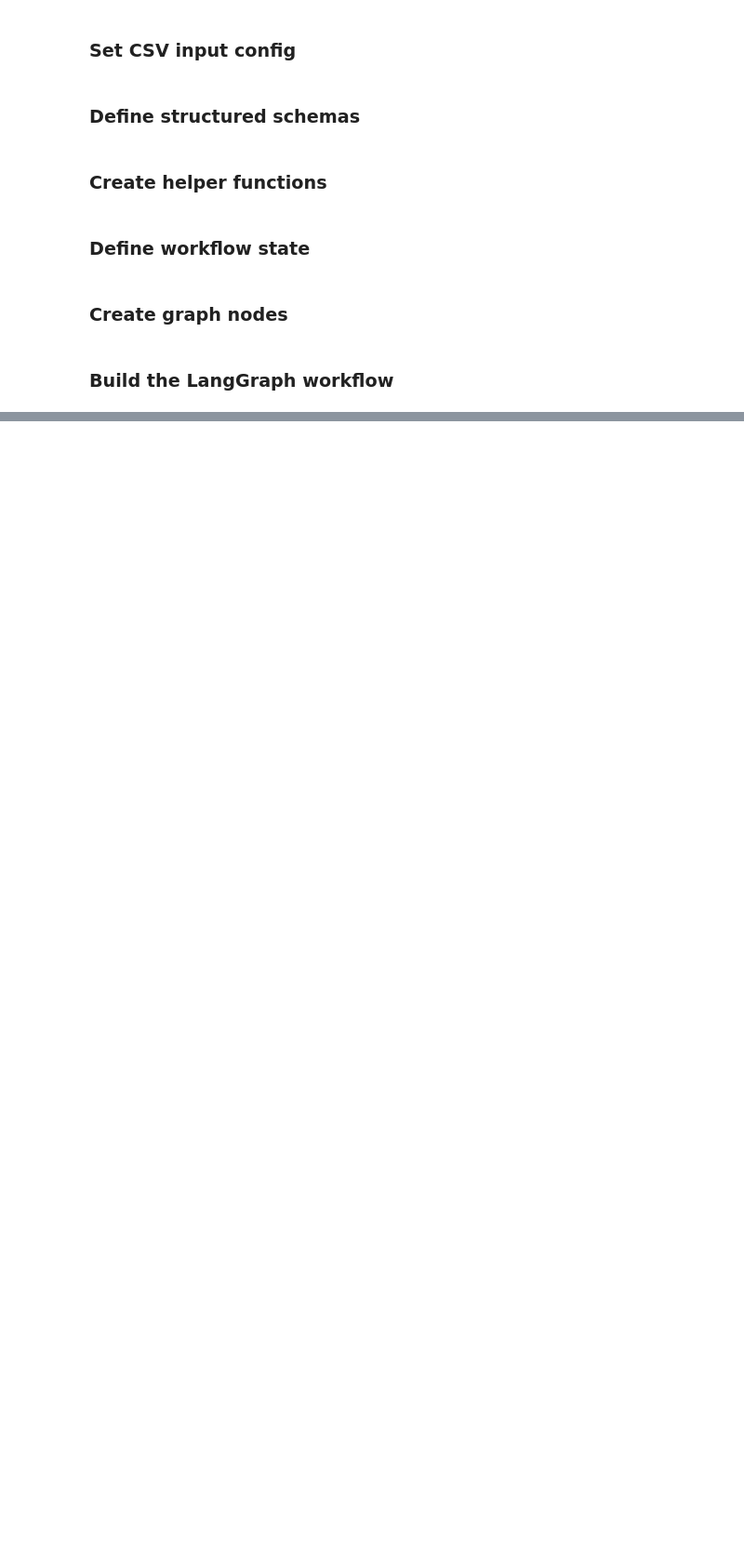
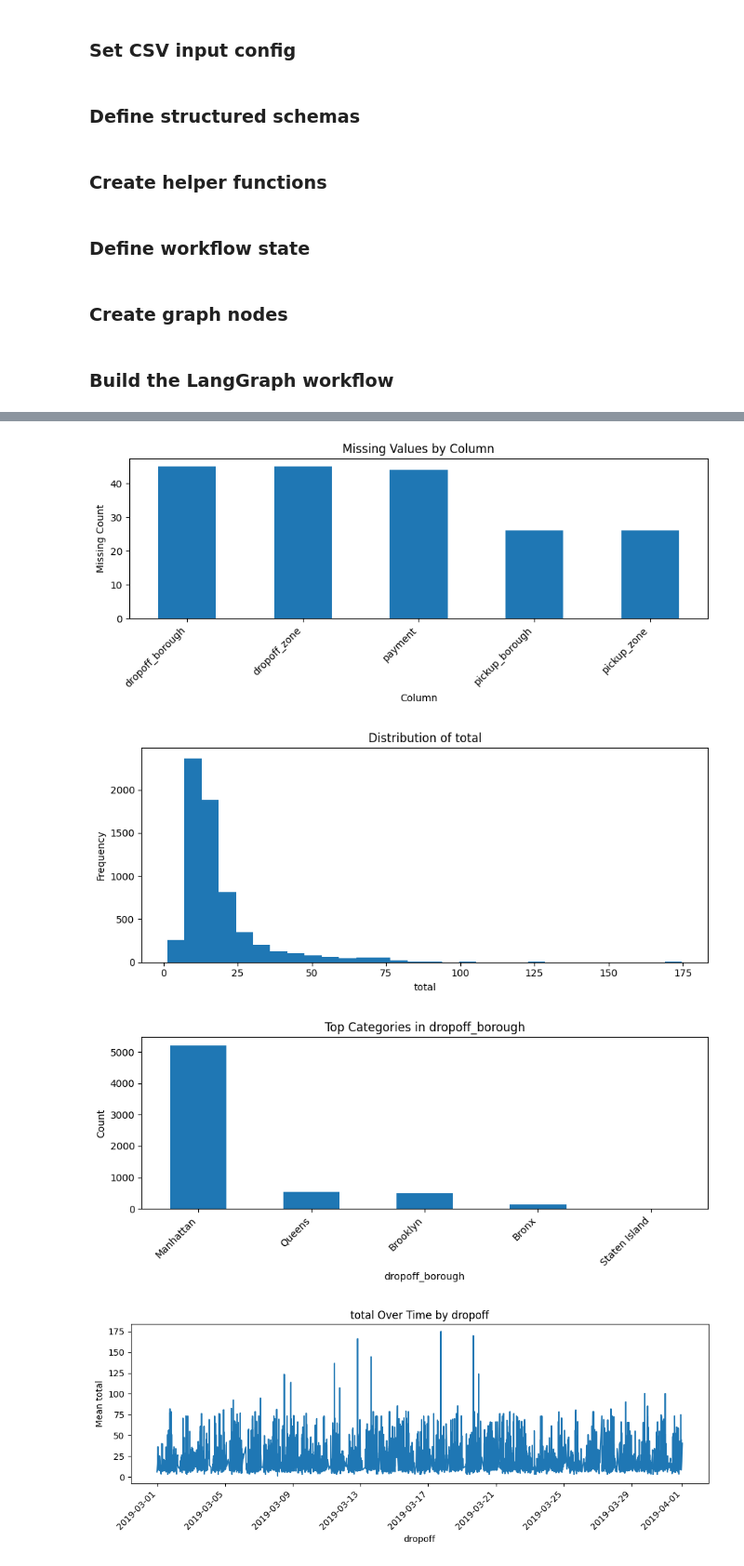
Before and after one commit to mdmohsin212/Generative-AI, a Jupyter notebook: Data Analysis Agent/Data_analysis_agent.ipynb, the cells around one changed output, grey strips where cells are left out. Shown at 93% size. Saved outputs shown, nothing was run; the diff lists cells and outputs as text; code cells hidden in the pictures; blank space fills up the shorter version.

```diff
--- a/Data Analysis Agent/Data_analysis_agent.ipynb
+++ b/Data Analysis Agent/Data_analysis_agent.ipynb
@@ -625,0 +756,8 @@ analysis_graph = builder.compile()
+# %%
+for chart in result["chart_plan"]["charts"]:
+    plot_chart(result["analysis"]["df"], chart)
+# %% [output]
+[figure, added]
+[figure, added]
+[figure, added]
+[figure, added]
```
Also changed, not shown: parts of 9 cells of this notebook.
